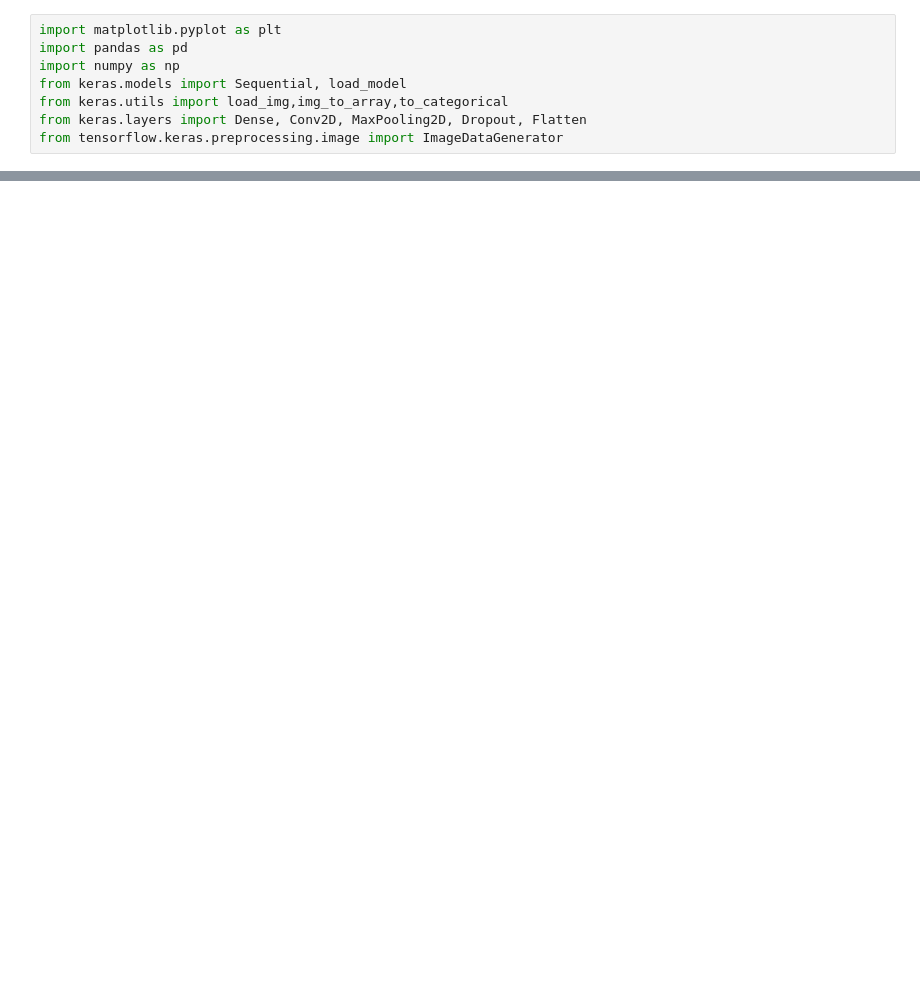
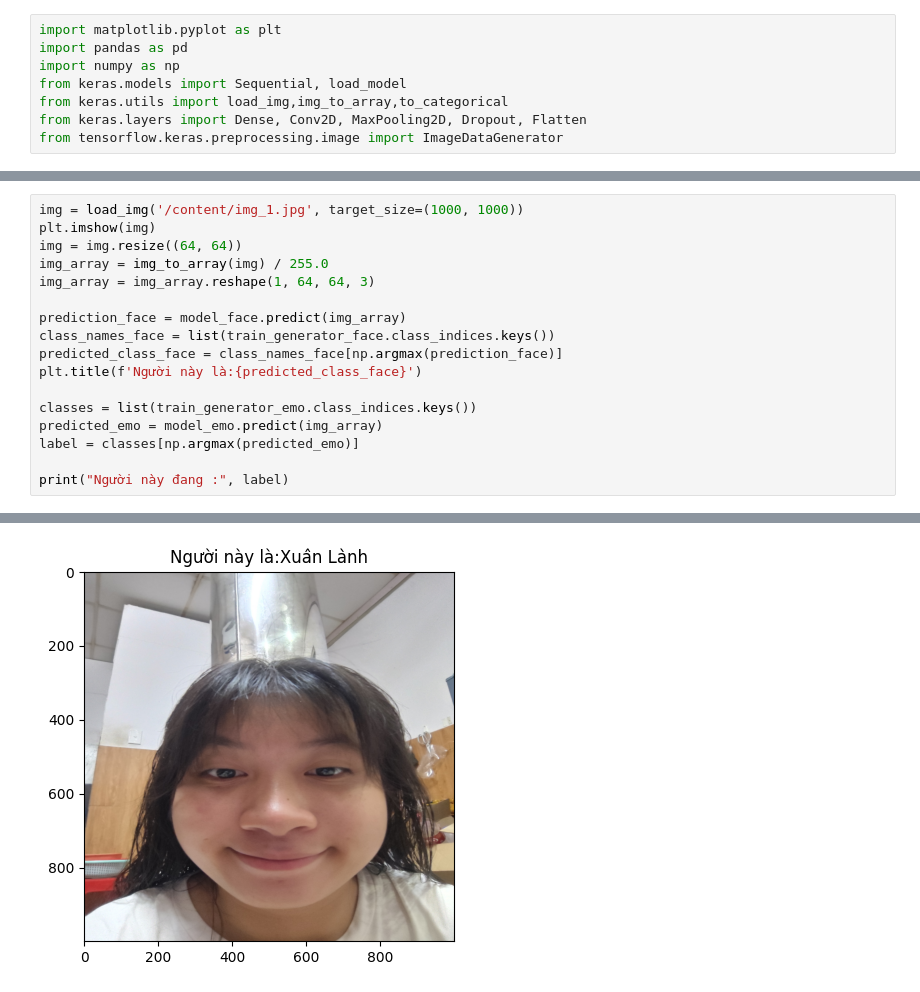
Before and after one commit to XM2202-02/CNN-FaceEmo, a Jupyter notebook: CNNCAMXUC.ipynb, the cells around one changed output, grey strips where cells are left out. Saved outputs shown, nothing was run; the diff lists cells and outputs as text; blank space fills up the shorter version.

```diff
--- a/CNNCAMXUC.ipynb
+++ b/CNNCAMXUC.ipynb
@@ -172,0 +194,18 @@ Người này đang : Ngạc nhiên
+# %%
+img = load_img('/content/img_1.jpg', target_size=(1000, 1000))
+plt.imshow(img)
+img = img.resize((64, 64))
+img_array = img_to_array(img) / 255.0
+img_array = img_array.reshape(1, 64, 64, 3)
+
+prediction_face = model_face.predict(img_array)
+class_names_face = list(train_generator_face.class_indices.keys())
+predicted_class_face = class_names_face[np.argmax(prediction_face)]
+plt.title(f'Người này là:{predicted_class_face}')
+
+classes = list(train_generator_emo.class_indices.keys())
+predicted_emo = model_emo.predict(img_array)
+label = classes[np.argmax(predicted_emo)]
+
+print("Người này đang :", label)
+# %% [output]
@@ -172,0 +215 @@ Người này đang : Ngạc nhiên
+[figure, added]
```
Also changed, not shown: parts of 8 cells of this notebook.
